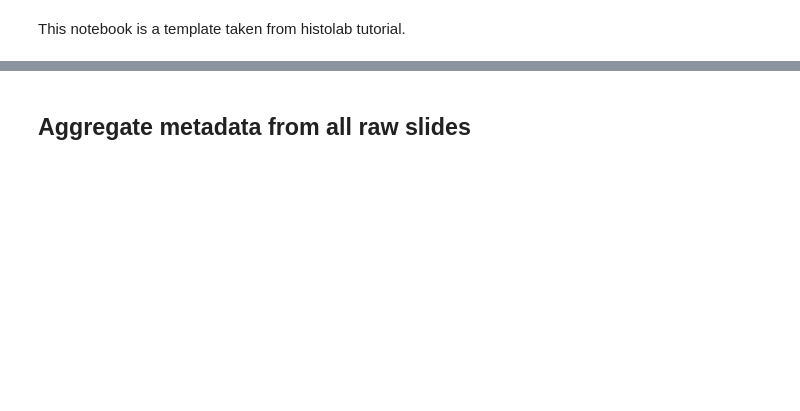
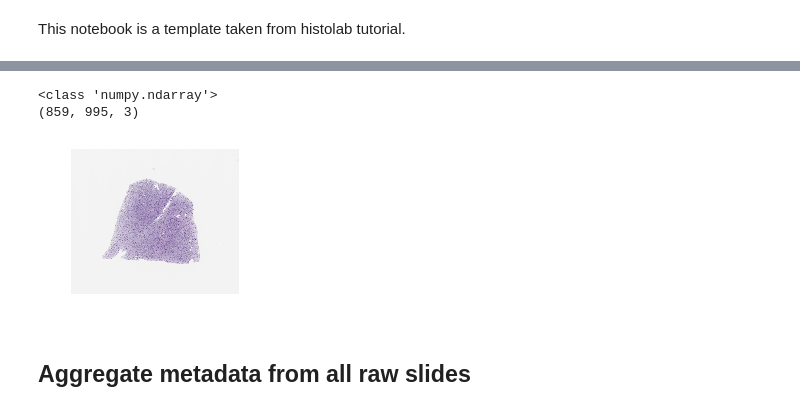
Before and after one commit to adpartin/pdx-histo, a Jupyter notebook: nbs/pdx-img-eda.ipynb, the cells around one changed output, grey strips where cells are left out. Drawn from its saved outputs; the diff is of its cells as text; code cells hidden in the pictures; blank space fills up the shorter version.

```diff
--- a/nbs/pdx-img-eda.ipynb
+++ b/nbs/pdx-img-eda.ipynb
@@ -75,0 +139,20 @@ Level dimensions: ((21911, 24376), (5477, 6094), (1369, 1523))
+# %%
+# Scale and save image
+# --------------------
+# Slide.resampled_array()
+# Slide.save_scaled_image()
+scale_factor = 16
+np_img_scaled = pdx_slide.resampled_array(scale_factor=scale_factor)  # scale and return ndarray
+print(type(np_img_scaled))
+print(np_img_scaled.shape)
+# out image file path: {name}-{scale_factor}x-{large_w}x{large_h}-{new_w}x{new_h}.{IMG_EXT}
+pdx_slide.save_scaled_image(scale_factor=scale_factor)             # scale and save into file
+
+# Show img from array
+# plt.imshow(img_scaled); plt.axis('off');
+fig, ax = plt.subplots(figsize=(3,3)); ax.imshow(np_img_scaled); ax.axis('off');
+# PIL.Image.fromarray(np_img_scaled)
+# %% [output]
+<class 'numpy.ndarray'>
+(859, 995, 3)
+[figure, added]
```
Also changed, not shown: parts of 23 cells of this notebook, 10 other files.
